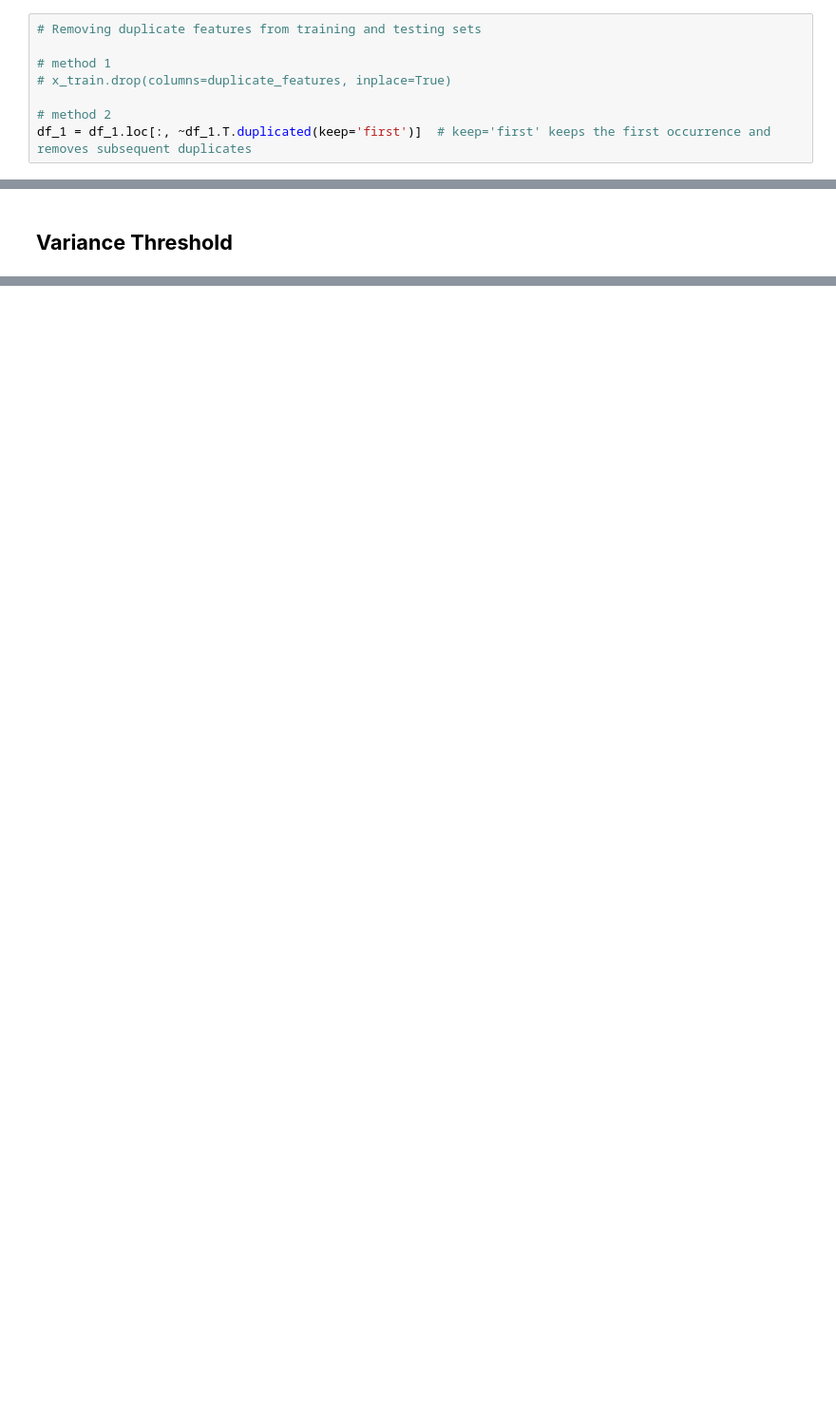
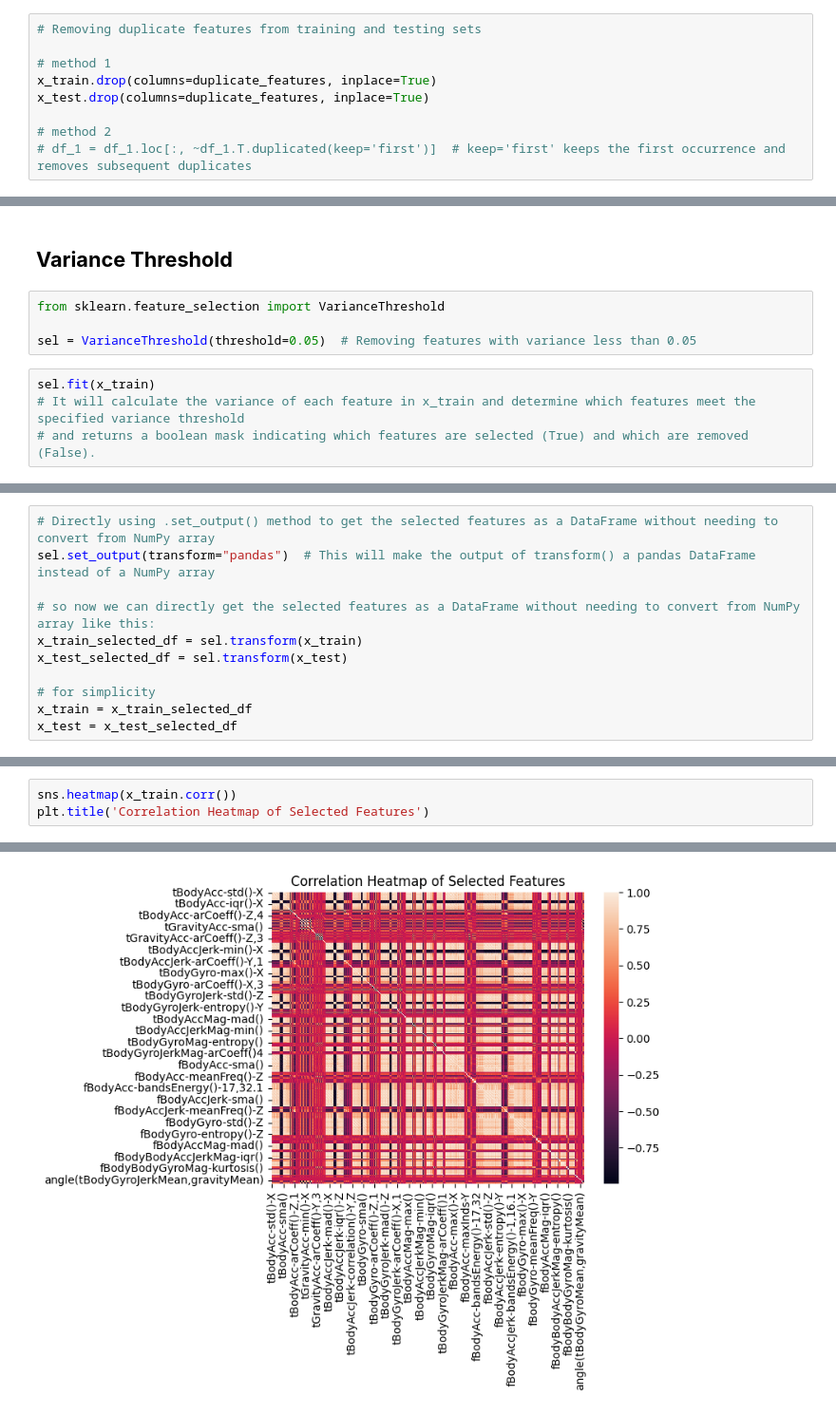
Before and after one commit to DevRitesh08/Machine-Learning-From-Scratch, a Jupyter notebook: Supervised ML/Feature Selection/FS 1.ipynb, the cells around one changed output, grey strips where cells are left out. Shown at 95% size. Cells and saved outputs as stored; diff of their text form; blank space fills up the shorter version.

```diff
--- a/Supervised ML/Feature Selection/FS 1.ipynb
+++ b/Supervised ML/Feature Selection/FS 1.ipynb
@@ -135,7 +136,8 @@ print(f'Duplicate features: {list(duplicate_features)}')
 # Removing duplicate features from training and testing sets
 
 # method 1
-# x_train.drop(columns=duplicate_features, inplace=True)
+x_train.drop(columns=duplicate_features, inplace=True)
+x_test.drop(columns=duplicate_features, inplace=True)
 
 # method 2
-df_1 = df_1.loc[:, ~df_1.T.duplicated(keep='first')]  # keep='first' keeps the first occurrence and removes subsequent duplicates
+# df_1 = df_1.loc[:, ~df_1.T.duplicated(keep='first')]  # keep='first' keeps the first occurrence and removes subsequent duplicates
@@ -146,2 +156,10 @@ df_1.shape
 # %% [markdown]
 ## **Variance Threshold**
+# %%
+from sklearn.feature_selection import VarianceThreshold
+
+sel = VarianceThreshold(threshold=0.05)  # Removing features with variance less than 0.05
+# %%
+sel.fit(x_train)
+# It will calculate the variance of each feature in x_train and determine which features meet the specified variance threshold
+# and returns a boolean mask indicating which features are selected (True) and which are removed (False).
@@ -147,0 +207,11 @@ df_1.shape
+# %%
+# Directly using .set_output() method to get the selected features as a DataFrame without needing to convert from NumPy array
+sel.set_output(transform="pandas")  # This will make the output of transform() a pandas DataFrame instead of a NumPy array
+
+# so now we can directly get the selected features as a DataFrame without needing to convert from NumPy array like this:
+x_train_selected_df = sel.transform(x_train)
+x_test_selected_df = sel.transform(x_test)
+
+# for simplicity
+x_train = x_train_selected_df
+x_test = x_test_selected_df
@@ -147,0 +226,4 @@ df_1.shape
+# %%
+sns.heatmap(x_train.corr())
+plt.title('Correlation Heatmap of Selected Features')
+# %% [output]
@@ -147,0 +231 @@ df_1.shape
+[figure, added]
```
Also changed, not shown: parts of 32 cells of this notebook.
